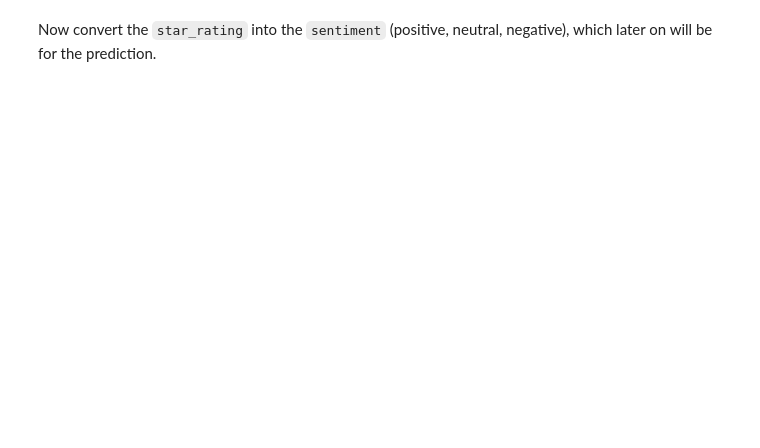
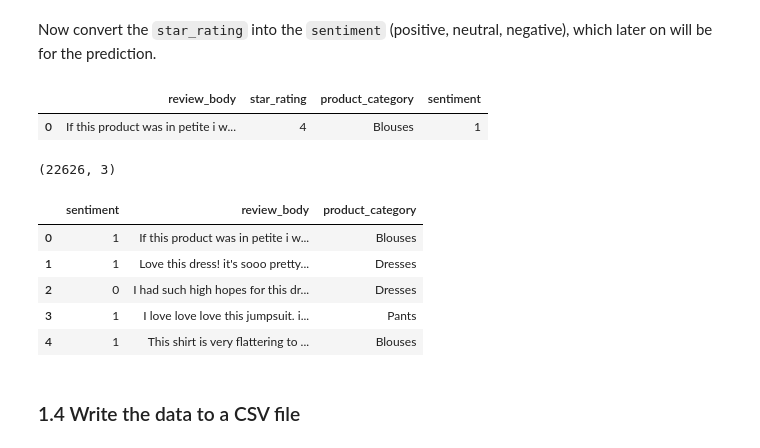
Before and after one commit to rahiakela/mlops-research-and-practice, a Jupyter notebook: practical-data-science-specialization/course-1-analyze-datasets-and-train-models-using-automl/register_and_visualize_dataset.ipynb, the cells around one changed output. Saved outputs shown, nothing was run; the diff lists cells and outputs as text; code cells hidden in the pictures; blank space fills up the shorter version.

```diff
--- a/practical-data-science-specialization/course-1-analyze-datasets-and-train-models-using-automl/register_and_visualize_dataset.ipynb
+++ b/practical-data-science-specialization/course-1-analyze-datasets-and-train-models-using-automl/register_and_visualize_dataset.ipynb
@@ -122,2 +138,39 @@ df_transformed.shape
 # %% [markdown]
 Now convert the `star_rating` into the `sentiment` (positive, neutral, negative), which later on will be for the prediction.
+# %%
+def to_sentiment(star_rating):
+  if star_rating in {1, 2}:  # negative
+    return -1
+  if star_rating == 3:       # neutral
+    return 0
+  if star_rating in {4, 5}:   # positive
+    return 1
+# %%
+# transform star_rating into the sentiment
+df_transformed["sentiment"] = df_transformed["star_rating"].apply(lambda star_rating: to_sentiment(star_rating))
+# %%
+df_transformed[:1]
+# %% [output]
+|  | review_body | star_rating | product_category | sentiment |
+| 0 | If this product was in petite i w... | 4 | Blouses | 1 |
+# %%
+# so, now drop the star rating column
+df_transformed.drop(columns=["star_rating"], inplace=True)
+
+# and also remove reviews for product_categories with < 10 reviews
+df_transformed = df_transformed.groupby("product_category").filter(lambda revies: len(revies) > 10)[["sentiment", "review_body", "product_category"]]
+df_transformed.shape
+# %% [output]
+(22626, 3)
+# %%
+df_transformed.head()
+# %% [output]
+|  | sentiment | review_body | product_category |
+| 0 | 1 | If this product was in petite i w... | Blouses |
+| 1 | 1 | Love this dress! it's sooo pretty... | Dresses |
+| 2 | 0 | I had such high hopes for this dr... | Dresses |
+| 3 | 1 | I love love love this jumpsuit. i... | Pants |
+| 4 | 1 | This shirt is very flattering to ... | Blouses |
+# %% [markdown]
+<a name='c1w1-1.4.'></a>
+### 1.4 Write the data to a CSV file
```
Also changed, not shown: parts of 6 cells of this notebook.
